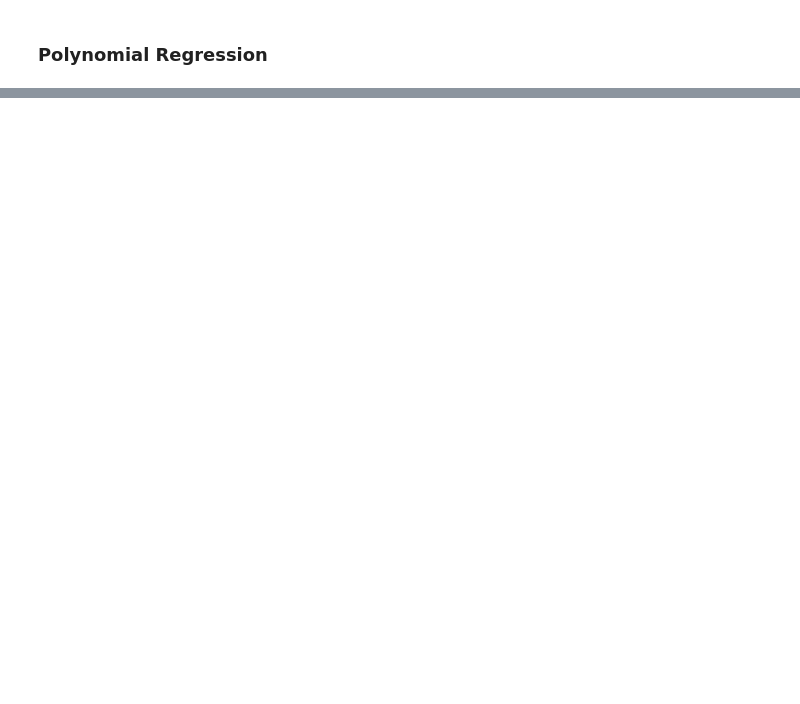
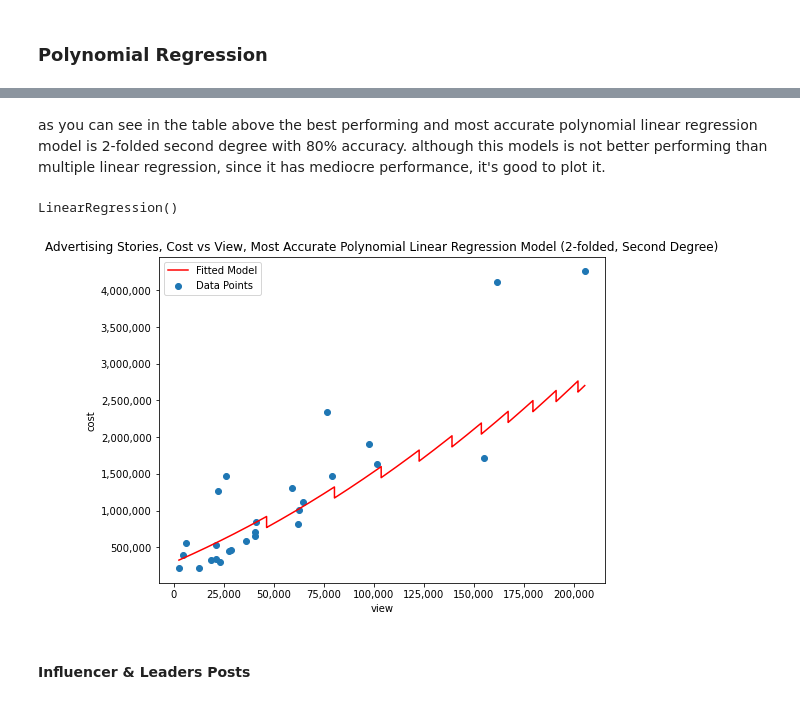
Before and after one commit to SimplyRamin/Pull-Up-Campaign-Analysis, a Jupyter notebook: Modeling.ipynb, the cells around one changed output, grey strips where cells are left out. Drawn from its saved outputs; the diff is of its cells as text; code cells hidden in the pictures; blank space fills up the shorter version.

```diff
--- a/Modeling.ipynb
+++ b/Modeling.ipynb
@@ -270,0 +467,3 @@ plt.show()
+# %%
+ad_story_x = np.asarray(ad_story[['view']])
+ad_story_y = np.asarray(ad_story[['cost']])
@@ -270,0 +528,29 @@ plt.show()
+# %% [markdown]
+as you can see in the table above the best performing and most accurate polynomial linear regression model is 2-folded second degree with 80% accuracy. although this models is not better performing than multiple linear regression, since it has mediocre performance, it's good to plot it.
+# %%
+kf = KFold(n_splits = 2)
+reg_lr = LinearRegression()
+poly = PolynomialFeatures(degree=2)
+X_train_poly = poly.fit_transform(ad_story_x)
+reg_lr.fit(X_train_poly, ad_story_y)
+# %% [output]
+LinearRegression()
+# %%
+fig = plt.figure(figsize=(8,6))
+ax = fig.add_subplot()
+
+ax.scatter(ad_story_dummy['view'], ad_story_dummy['cost'], label='Data Points')
+X_plot = np.arange(ad_story_dummy['view'].min(), ad_story_dummy['view'].max() , 1)
+y_plot = reg_lr.intercept_[0] + reg_lr.coef_[0][1]*X_plot+ reg_lr.coef_[0][2]*np.power(X_plot, 2)
+ax.plot(X_plot, y_plot, '-r', label='Fitted Model')
+ax.get_yaxis().set_major_formatter(matplotlib.ticker.FuncFormatter(lambda x, p: format(int(x), ',')))
+ax.get_xaxis().set_major_formatter(matplotlib.ticker.FuncFormatter(lambda x, p: format(int(x), ',')))
+ax.set_title(f'Advertising Stories, Cost vs View, Most Accurate Polynomial Linear Regression Model (2-folded, Second Degree)')
+ax.set_xlabel('view')
+ax.set_ylabel('cost')
+ax.legend()
+plt.show()
+# %% [output]
+[figure, added]
+# %% [markdown]
+#### Influencer & Leaders Posts
```
Also changed, not shown: parts of 24 cells of this notebook.
